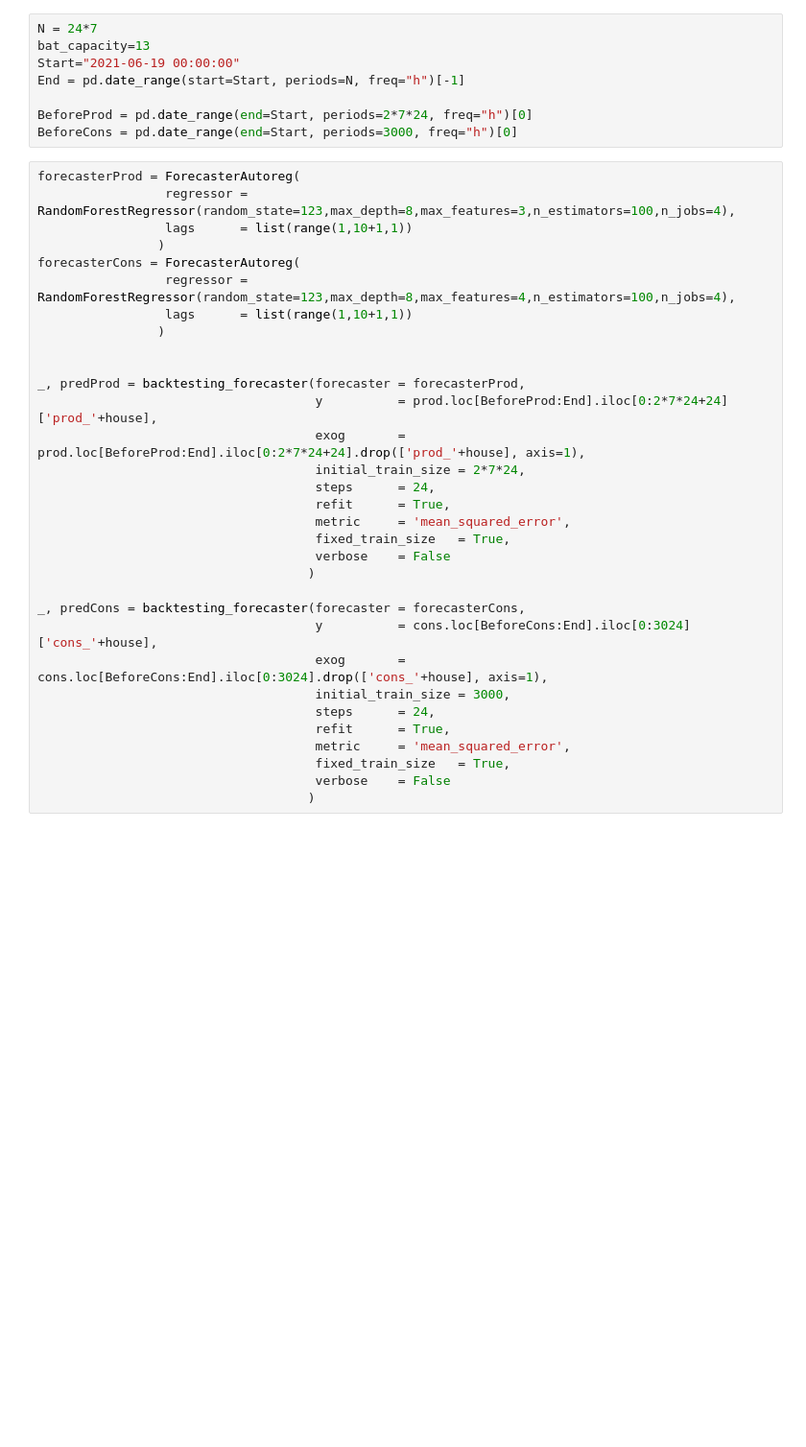
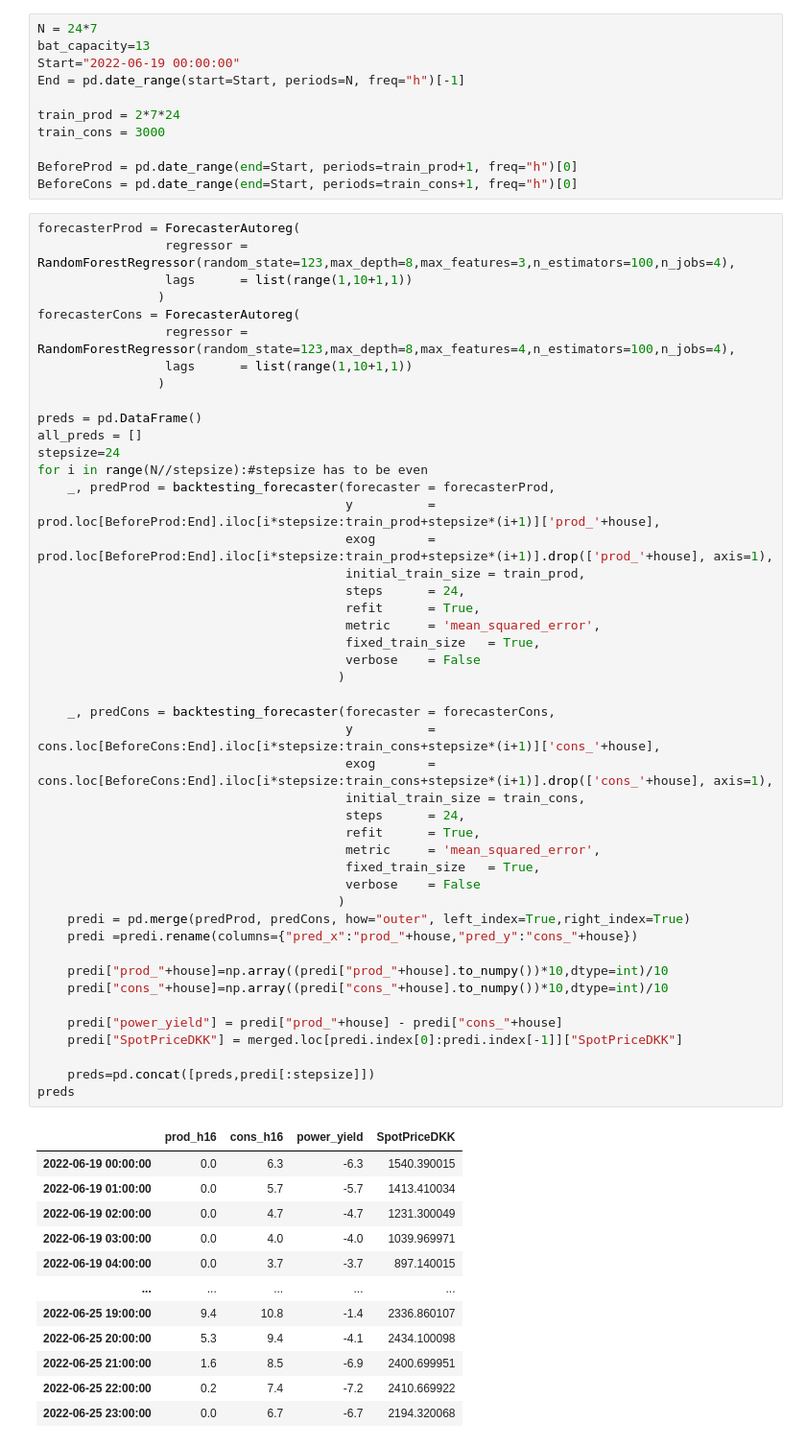
Before and after one commit to LortSkit/Bachelor-project, a Jupyter notebook: Price-Optimization/Single-House-Optimization.ipynb, the cells around one changed output. Shown at 96% size. Cells and saved outputs as stored; diff of their text form; blank space fills up the shorter version.

```diff
--- a/Price-Optimization/Single-House-Optimization.ipynb
+++ b/Price-Optimization/Single-House-Optimization.ipynb
@@ -57,40 +75,70 @@ cons
 # %%
 N = 24*7
 bat_capacity=13
-Start="2021-06-19 00:00:00"
+Start="2022-06-19 00:00:00"
 End = pd.date_range(start=Start, periods=N, freq="h")[-1]
 
-BeforeProd = pd.date_range(end=Start, periods=2*7*24, freq="h")[0]
-BeforeCons = pd.date_range(end=Start, periods=3000, freq="h")[0]
+train_prod = 2*7*24
+train_cons = 3000
+
+BeforeProd = pd.date_range(end=Start, periods=train_prod+1, freq="h")[0]
+BeforeCons = pd.date_range(end=Start, periods=train_cons+1, freq="h")[0]
 # %%
 forecasterProd = ForecasterAutoreg(
                  regressor = RandomForestRegressor(random_state=123,max_depth=8,max_features=3,n_estimators=100,n_jobs=4),
                  lags      = list(range(1,10+1,1))
                 )
 forecasterCons = ForecasterAutoreg(
                  regressor = RandomForestRegressor(random_state=123,max_depth=8,max_features=4,n_estimators=100,n_jobs=4),
                  lags      = list(range(1,10+1,1))
                 )
 
+preds = pd.DataFrame()
+all_preds = []
+stepsize=24
+for i in range(N//stepsize):#stepsize has to be even
+    _, predProd = backtesting_forecaster(forecaster = forecasterProd,
+                                         y          = prod.loc[BeforeProd:End].iloc[i*stepsize:train_prod+stepsize*(i+1)]['prod_'+house],
+                                         exog       = prod.loc[BeforeProd:End].iloc[i*stepsize:train_prod+stepsize*(i+1)].drop(['prod_'+house], axis=1),
+                                         initial_train_size = train_prod,
+                                         steps      = 24,
+                                         refit      = True,
+                                         metric     = 'mean_squared_error',
+                                         fixed_train_size   = True,
+                                         verbose    = False
+                                        )
 
-_, predProd = backtesting_forecaster(forecaster = forecasterProd,
-                                     y          = prod.loc[BeforeProd:End].iloc[0:2*7*24+24]['prod_'+house],
-                                     exog       = prod.loc[BeforeProd:End].iloc[0:2*7*24+24].drop(['prod_'+house], axis=1),
-                                     initial_train_size = 2*7*24,
-                                     steps      = 24,
-                                     refit      = True,
-                                     metric     = 'mean_squared_error',
-                                     fixed_train_size   = True,
-                                     verbose    = False
-                                    )
+    _, predCons = backtesting_forecaster(forecaster = forecasterCons,
+                                         y          = cons.loc[BeforeCons:End].iloc[i*stepsize:train_cons+stepsize*(i+1)]['cons_'+house],
+                                         exog       = cons.loc[BeforeCons:End].iloc[i*stepsize:train_cons+stepsize*(i+1)].drop(['cons_'+house], axis=1),
+                                         initial_train_size = train_cons,
+                                         steps      = 24,
+                                         refit      = True,
+                                         metric     = 'mean_squared_error',
+                                         fixed_train_size   = True,
+                                         verbose    = False
+                                        )
+    predi = pd.merge(predProd, predCons, how="outer", left_index=True,right_index=True)
+    predi =predi.rename(columns={"pred_x":"prod_"+house,"pred_y":"cons_"+house})
 
-_, predCons = backtesting_forecaster(forecaster = forecasterCons,
-                                     y          = cons.loc[BeforeCons:End].iloc[0:3024]['cons_'+house],
-                                     exog       = cons.loc[BeforeCons:End].iloc[0:3024].drop(['cons_'+house], axis=1),
-                                     initial_train_size = 3000,
-                                     steps      = 24,
-                                     refit      = True,
-                                     metric     = 'mean_squared_error',
-                                     fixed_train_size   = True,
-                                     verbose    = False
-                                    )
+    predi["prod_"+house]=np.array((predi["prod_"+house].to_numpy())*10,dtype=int)/10
+    predi["cons_"+house]=np.array((predi["cons_"+house].to_numpy())*10,dtype=int)/10
+
+    predi["power_yield"] = predi["prod_"+house] - predi["cons_"+house]
+    predi["SpotPriceDKK"] = merged.loc[predi.index[0]:predi.index[-1]]["SpotPriceDKK"]
+
+    preds=pd.concat([preds,predi[:stepsize]])
+preds
+# %% [output]
+|  | prod_h16 | cons_h16 | power_yield | SpotPriceDKK |
+| 2022-06-19 00:00:00 | 0.0 | 6.3 | -6.3 | 1540.390015 |
+| 2022-06-19 01:00:00 | 0.0 | 5.7 | -5.7 | 1413.410034 |
+| 2022-06-19 02:00:00 | 0.0 | 4.7 | -4.7 | 1231.300049 |
+| 2022-06-19 03:00:00 | 0.0 | 4.0 | -4.0 | 1039.969971 |
+| 2022-06-19 04:00:00 | 0.0 | 3.7 | -3.7 | 897.140015 |
+| ... | ... | ... | ... | ... |
+| 2022-06-25 19:00:00 | 9.4 | 10.8 | -1.4 | 2336.860107 |
+| 2022-06-25 20:00:00 | 5.3 | 9.4 | -4.1 | 2434.100098 |
+| 2022-06-25 21:00:00 | 1.6 | 8.5 | -6.9 | 2400.699951 |
+| 2022-06-25 22:00:00 | 0.2 | 7.4 | -7.2 | 2410.669922 |
+| 2022-06-25 23:00:00 | 0.0 | 6.7 | -6.7 | 2194.320068 |
```
Also changed, not shown: parts of 10 cells of this notebook, 6 other files.
